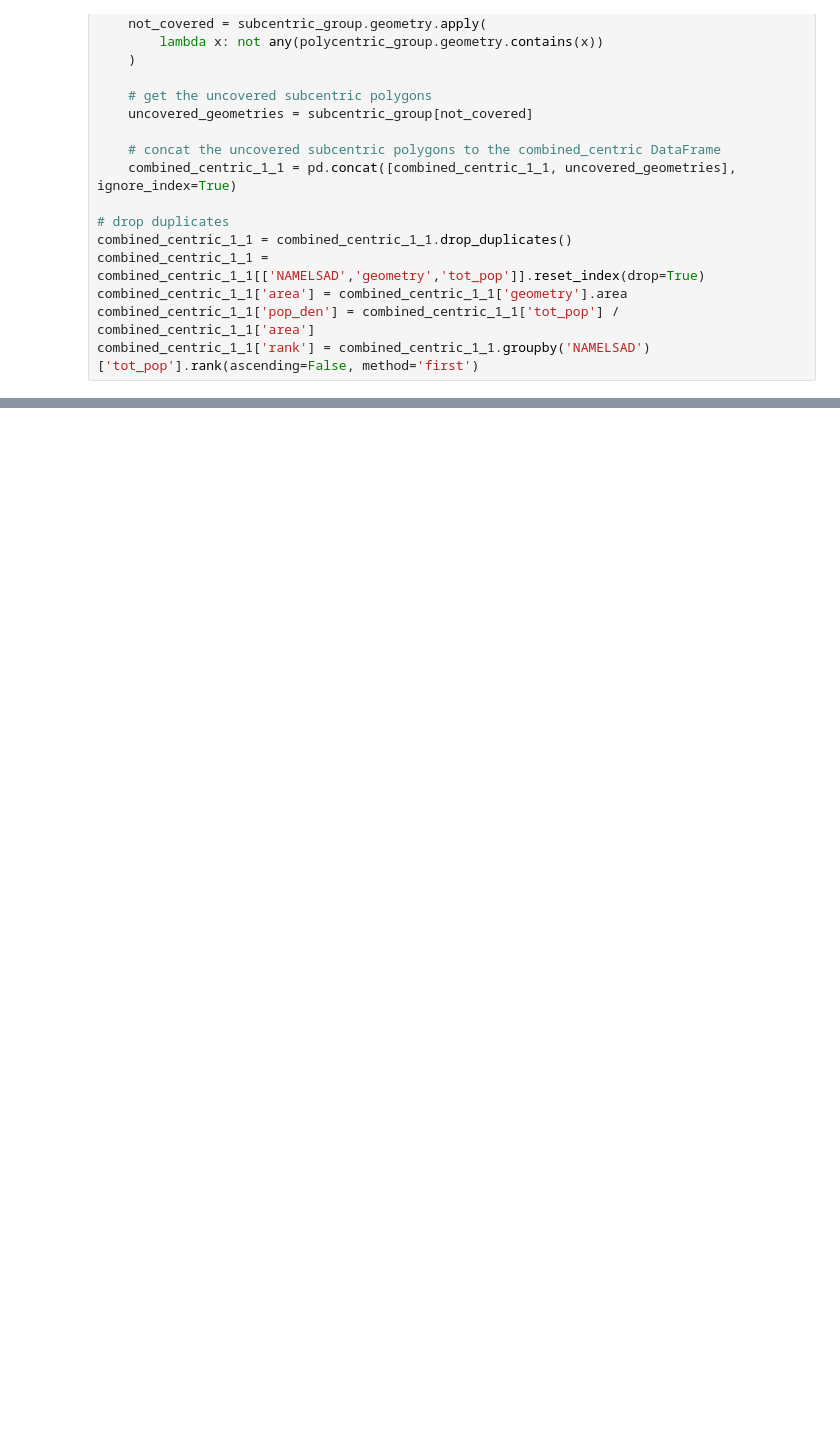
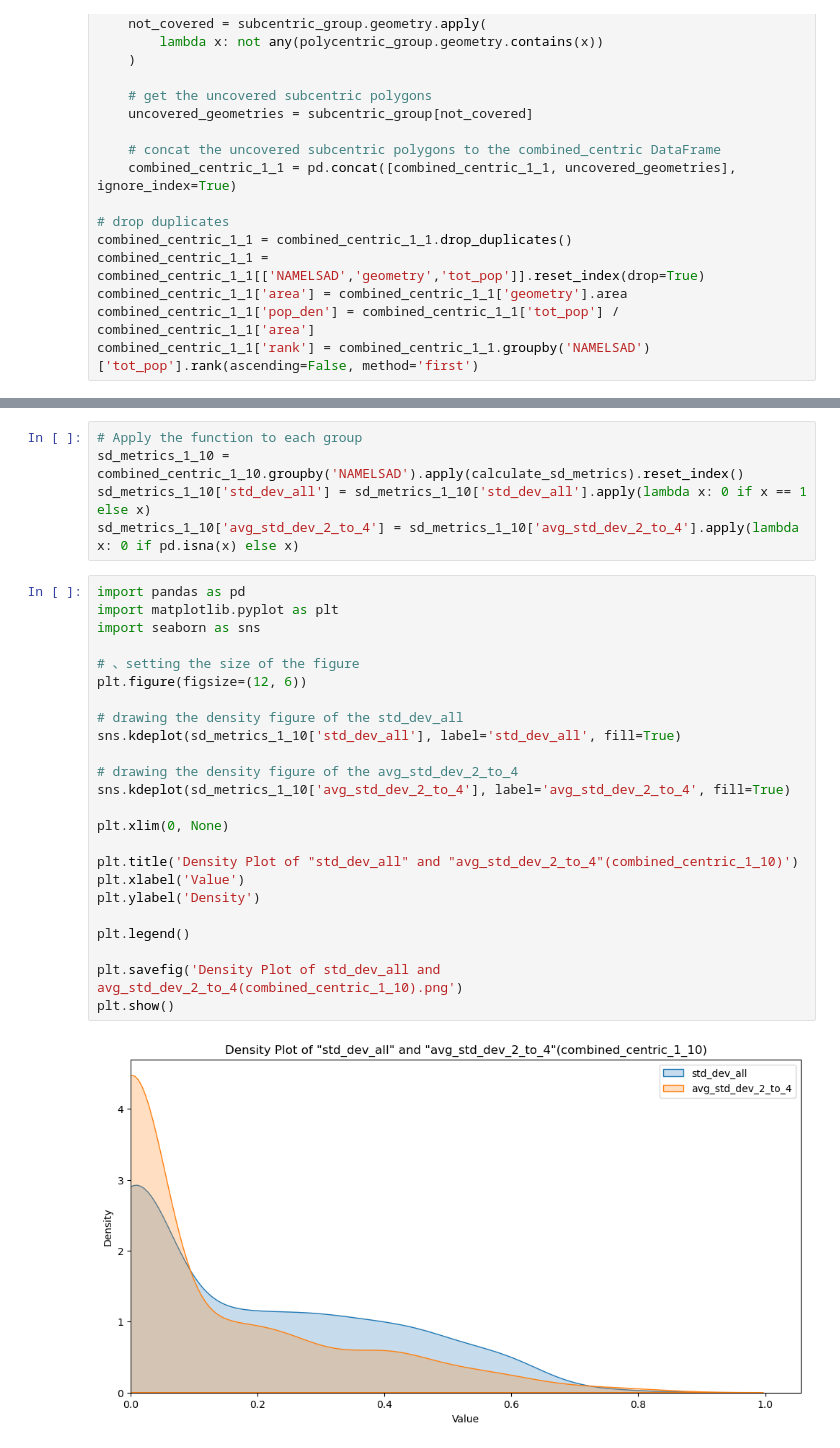
Before and after one commit to HOUPU1993/Polymetric-and-Monometric-analysis, a Jupyter notebook: Polymcentric and Monocentric analysis.ipynb, the cells around one changed output, grey strips where cells are left out. Drawn from its saved outputs; the diff is of its cells as text; blank space fills up the shorter version.

```diff
--- a/Polymcentric and Monocentric analysis.ipynb
+++ b/Polymcentric and Monocentric analysis.ipynb
@@ -1556,0 +1597,31 @@ combined_centric_1_1.to_file('combined_centric_1_1.shp')
+# %%
+# Apply the function to each group
+sd_metrics_1_10 = combined_centric_1_10.groupby('NAMELSAD').apply(calculate_sd_metrics).reset_index()
+sd_metrics_1_10['std_dev_all'] = sd_metrics_1_10['std_dev_all'].apply(lambda x: 0 if x == 1 else x)
+sd_metrics_1_10['avg_std_dev_2_to_4'] = sd_metrics_1_10['avg_std_dev_2_to_4'].apply(lambda x: 0 if pd.isna(x) else x)
+# %%
+import pandas as pd
+import matplotlib.pyplot as plt
+import seaborn as sns
+
+# 、setting the size of the figure
+plt.figure(figsize=(12, 6))
+
+# drawing the density figure of the std_dev_all
+sns.kdeplot(sd_metrics_1_10['std_dev_all'], label='std_dev_all', fill=True)
+
+# drawing the density figure of the avg_std_dev_2_to_4
+sns.kdeplot(sd_metrics_1_10['avg_std_dev_2_to_4'], label='avg_std_dev_2_to_4', fill=True)
+
+plt.xlim(0, None)
+
+plt.title('Density Plot of "std_dev_all" and "avg_std_dev_2_to_4"(combined_centric_1_10)')
+plt.xlabel('Value')
+plt.ylabel('Density')
+
+plt.legend()
+
+plt.savefig('Density Plot of std_dev_all and avg_std_dev_2_to_4(combined_centric_1_10).png')
+plt.show()
+# %% [output]
+[figure, added]
```
Also changed, not shown: parts of 108 cells of this notebook, 24 other files.
